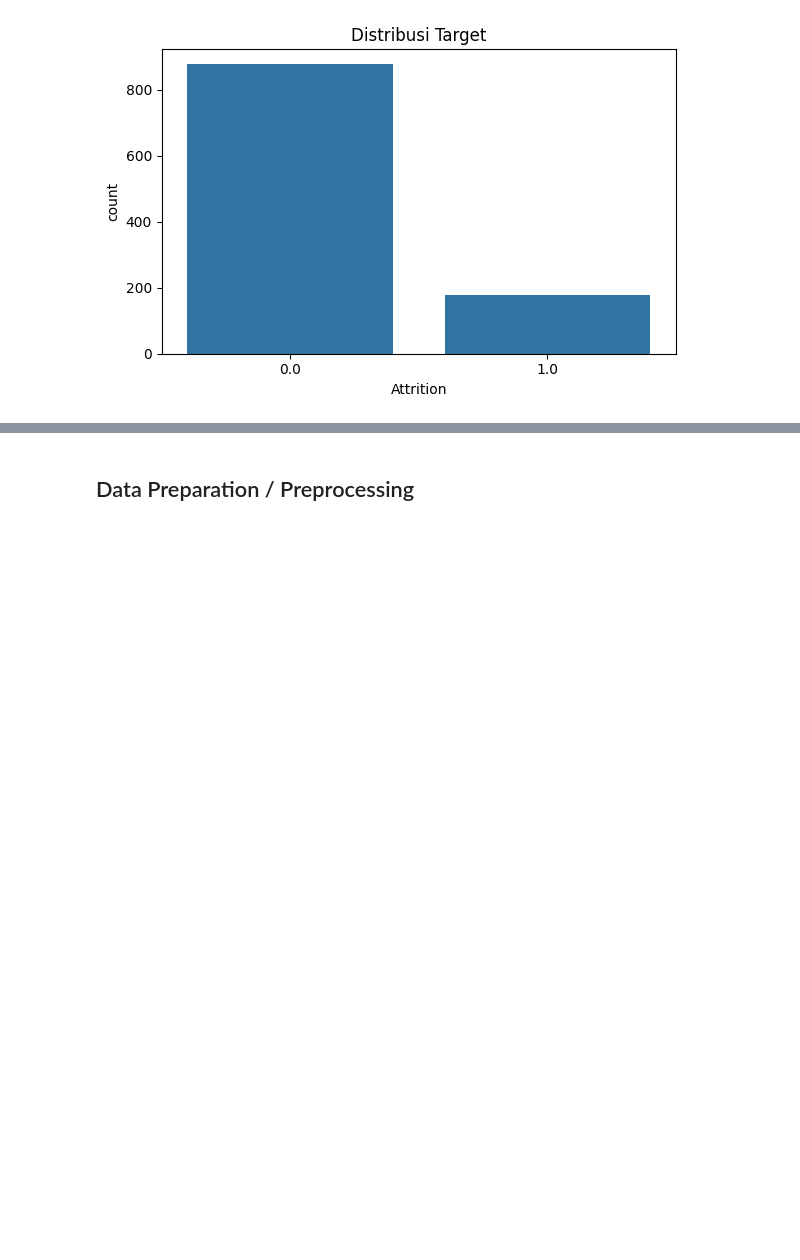
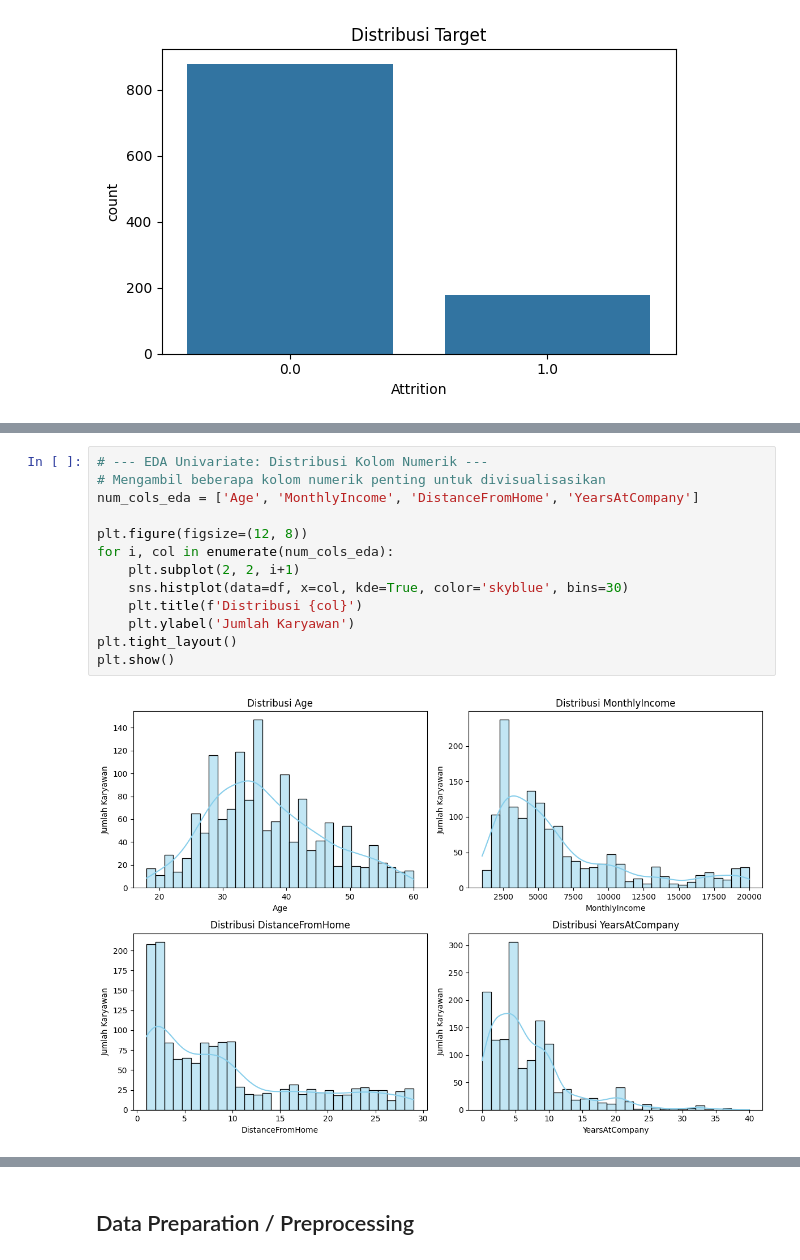
Before and after one commit to Nurus9/a590-Belajar-Penerapan-Data-Science, a Jupyter notebook: a590_proyek_pertama/notebook.ipynb, the cells around one changed output, grey strips where cells are left out. Saved outputs shown, nothing was run; the diff lists cells and outputs as text; blank space fills up the shorter version.

```diff
--- a/a590_proyek_pertama/notebook.ipynb
+++ b/a590_proyek_pertama/notebook.ipynb
@@ -177,0 +213,15 @@ Name: count, dtype: int64
+# %%
+# --- EDA Univariate: Distribusi Kolom Numerik ---
+# Mengambil beberapa kolom numerik penting untuk divisualisasikan
+num_cols_eda = ['Age', 'MonthlyIncome', 'DistanceFromHome', 'YearsAtCompany']
+
+plt.figure(figsize=(12, 8))
+for i, col in enumerate(num_cols_eda):
+    plt.subplot(2, 2, i+1)
+    sns.histplot(data=df, x=col, kde=True, color='skyblue', bins=30)
+    plt.title(f'Distribusi {col}')
+    plt.ylabel('Jumlah Karyawan')
+plt.tight_layout()
+plt.show()
+# %% [output]
+[figure, added]
```
Also changed, not shown: parts of 15 cells of this notebook, 7 other files.
